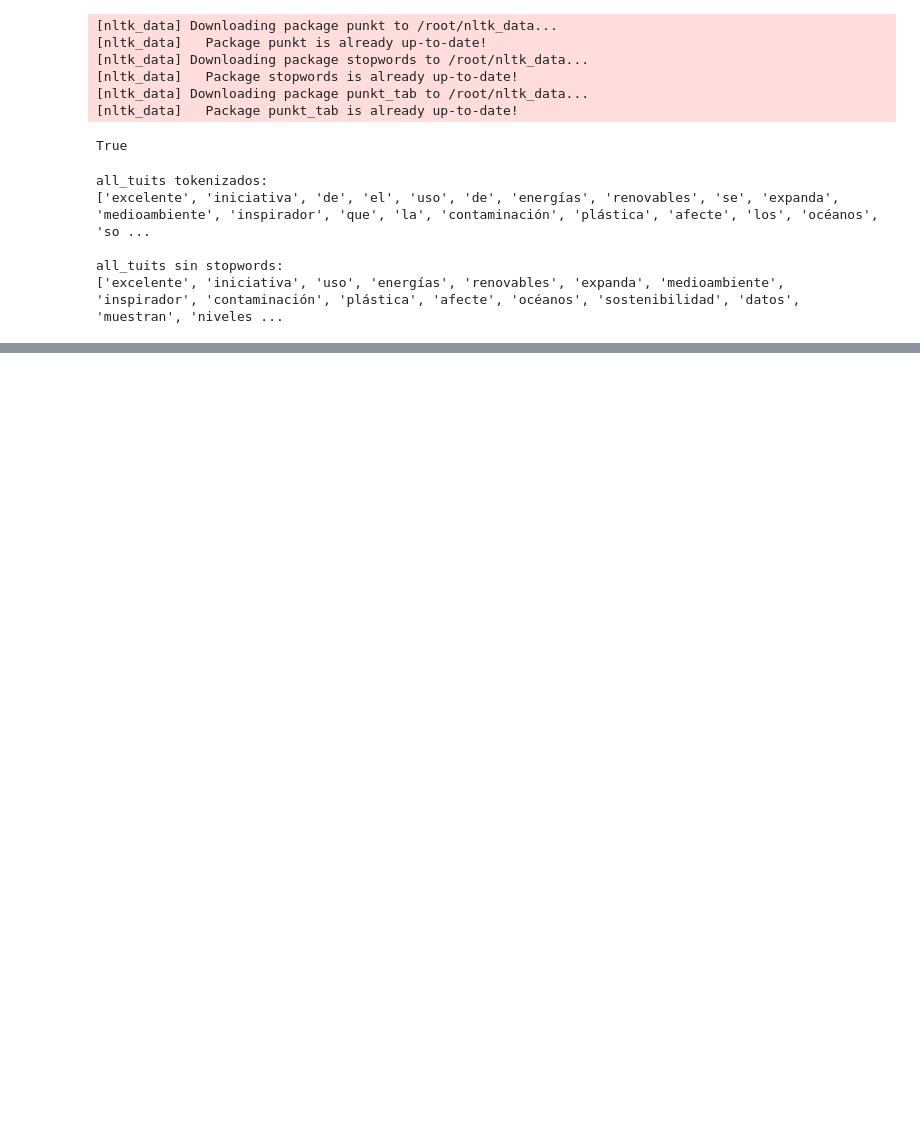
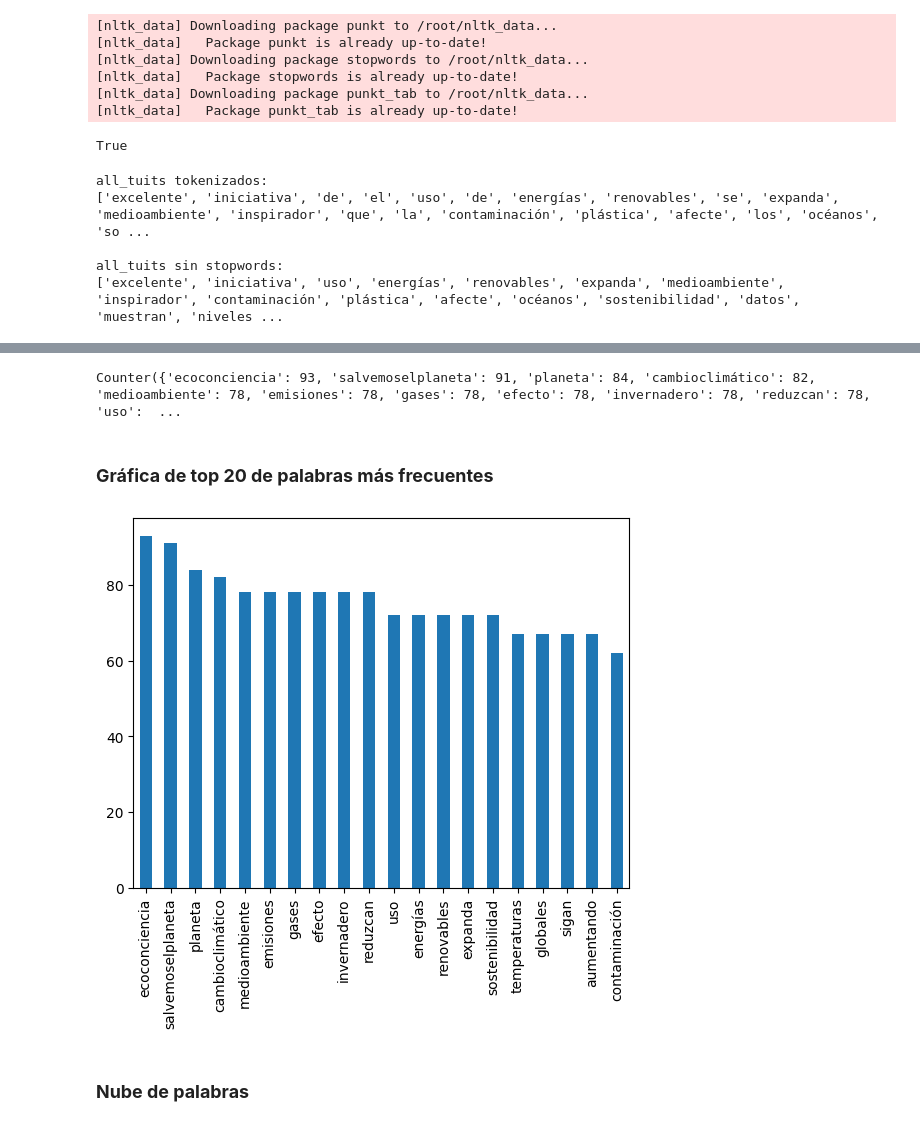
Before and after one commit to LailaBulh/Procesamiento_Lenguaje_Natural, a Jupyter notebook: Preprocesamiento_normalizacion_texto_LB.ipynb, the cells around one changed output, grey strips where cells are left out. Drawn from its saved outputs; the diff is of its cells as text; code cells hidden in the pictures; blank space fills up the shorter version.

```diff
--- a/Preprocesamiento_normalizacion_texto_LB.ipynb
+++ b/Preprocesamiento_normalizacion_texto_LB.ipynb
@@ -143,0 +120,20 @@ all_tuits sin stopwords:
+# %%
+### Contar frecuencia de palabras
+from collections import Counter
+
+frecuencia = Counter(tokens_filtrados)
+print(frecuencia)
+# %% [output]
+Counter({'ecoconciencia': 93, 'salvemoselplaneta': 91, 'planeta': 84, 'cambioclimático': 82, 'medioambiente': 78, 'emisiones': 78, 'gases': 78, 'efecto': 78, 'invernadero': 78, 'reduzcan': 78, 'uso':  ...
+# %% [markdown]
+### **Gráfica de top 20 de palabras más frecuentes**
+# %%
+### Grafica de las 20 palabras más frecuentes
+
+from matplotlib import pyplot as plt
+
+data = dict(frecuencia.most_common(20))
+data = pd.Series(data)
+ax = data.plot.bar()
+# %% [output]
+[figure, added]
@@ -143,0 +145,2 @@ all_tuits sin stopwords:
+# %% [markdown]
+### **Nube de palabras**
```
Also changed, not shown: parts of 16 cells of this notebook.
